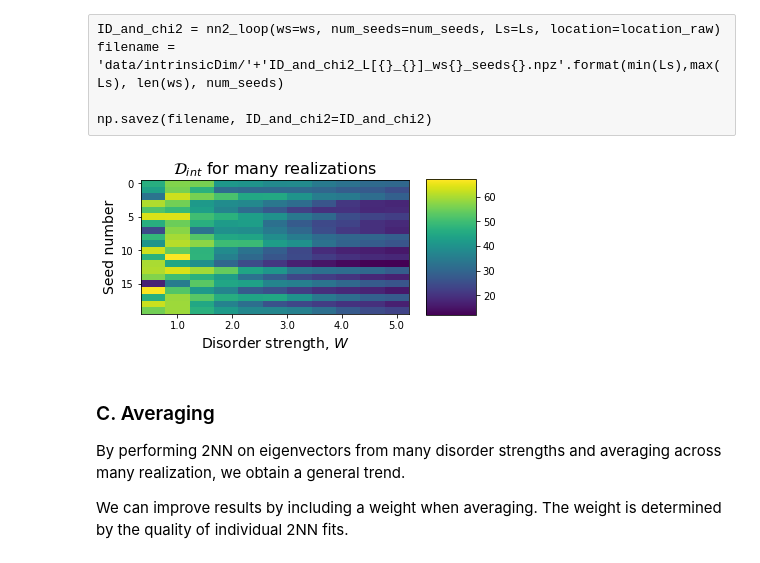
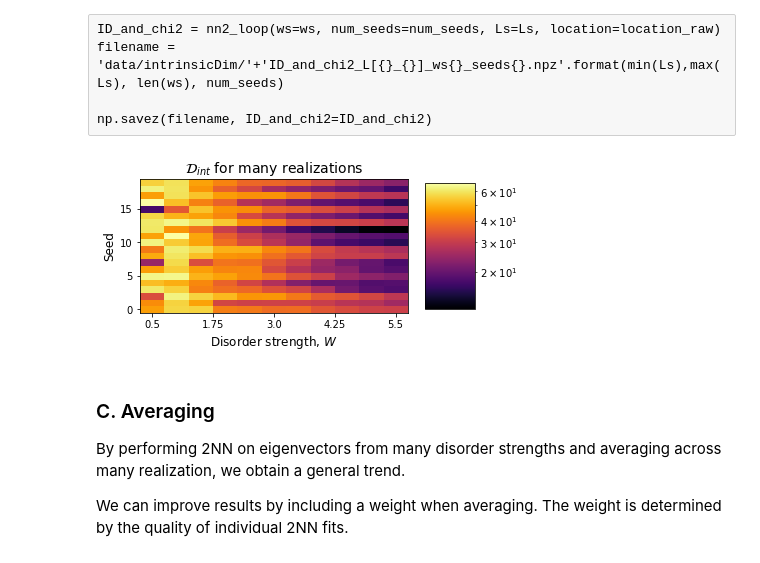
Before and after one commit to tonton-golio/mbl-intrinsicDim, a Jupyter notebook: IDMBL.ipynb, the cells around one changed output. Saved outputs shown, nothing was run; the diff lists cells and outputs as text; code cells hidden in the pictures.

```diff
--- a/IDMBL.ipynb
+++ b/IDMBL.ipynb
@@ -146,16 +81,11 @@ ID_and_chi2 = np.load(filename, allow_pickle=True)['ID_and_chi2'][()]
 
 ID = np.array([[[ID_and_chi2[L][W]['ID'][seed]for L in Ls]for seed in range(num_seeds)]for W in ws]).T
 chi2 = np.array([[[ID_and_chi2[L][W]['chi2'][seed]for L in Ls]for seed in range(num_seeds)]for W in ws]).T
-# %%
-plt.imshow(ID[-1], cmap = 'viridis', aspect=.5*ID.shape[2]/ID.shape[1])
-plt.title('$\mathcal{D}_{int}$ for many realizations', fontsize=16)
-plt.ylabel('Seed number', fontsize=14)
-plt.xlabel('Disorder strength, $W$', fontsize=14)
-plt.xticks(np.linspace(1,len(ws)-1, 5), [ws[1+len(ws)//5*i] for i in range(5)])
-plt.colorbar(aspect=2.7)
-plt.show()
-# %% [output]
-[figure, removed]
+# %%
+plot_2nn_imshow(ID[-1], ws)
+plt.show()
+# %% [output]
+[figure, added]
 # %% [markdown]
 ### C. Averaging
 By performing 2NN on eigenvectors from many disorder strengths and averaging across many realization, we obtain a general trend.
```
Also changed, not shown: parts of 22 cells of this notebook, 4 other files.
